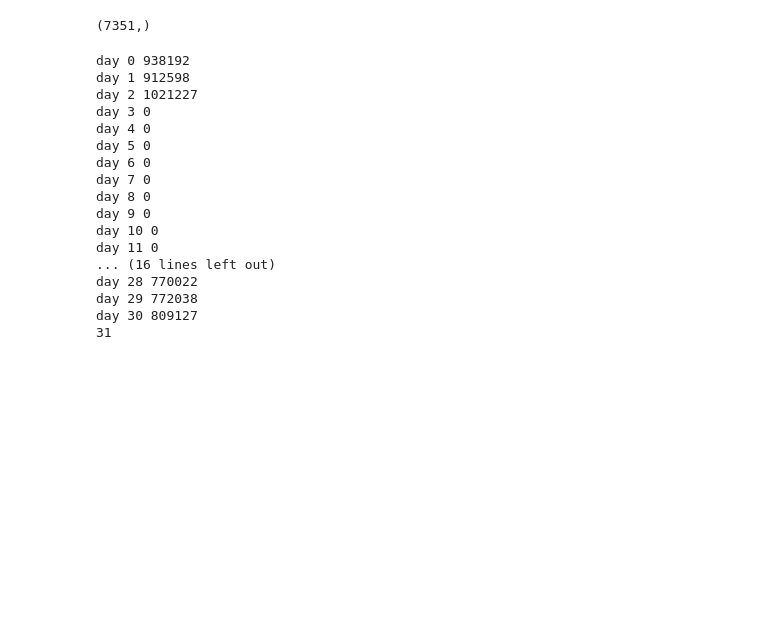
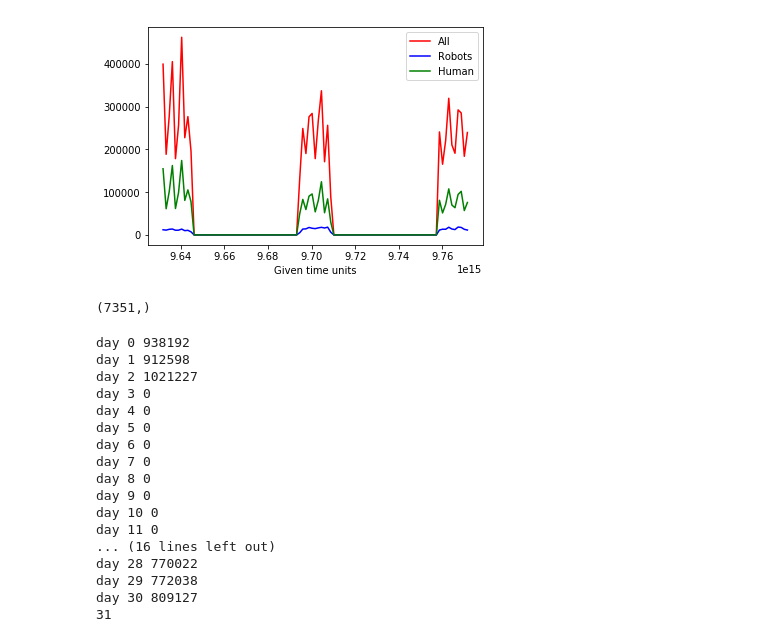
Before and after one commit to laoreja/CS229-project-Robot-or-human, a Jupyter notebook: features/code/infer.ipynb, the cells around one changed output. Saved outputs shown, nothing was run; the diff lists cells and outputs as text; code cells hidden in the pictures; blank space fills up the shorter version.

```diff
--- a/features/code/infer.ipynb
+++ b/features/code/infer.ipynb
@@ -12,3 +60,15 @@ bids_g_bidder_auction = bids.groupby(['bidder_id', 'auction'])
+# %%
+plt.figure()
+plt.plot(time_slots[:-1], bids_time_slots, 'r-', label='All')
+plt.plot(time_slots[:-1], robots_bits_time_slots, 'b-', label='Robots')
+plt.plot(time_slots[:-1], human_bits_time_slots, 'g-', label='Human')
+plt.legend()
+plt.xlabel('Given time units')
+# plt.ylabel('Bids count')
+plt.savefig('time_new.eps')
+plt.show()
+# %% [output]
+[figure, added]
 # %%
 print bids['device'].unique().shape
 # %% [output]
```
Also changed, not shown: parts of 3 cells of this notebook, 6 other files.
